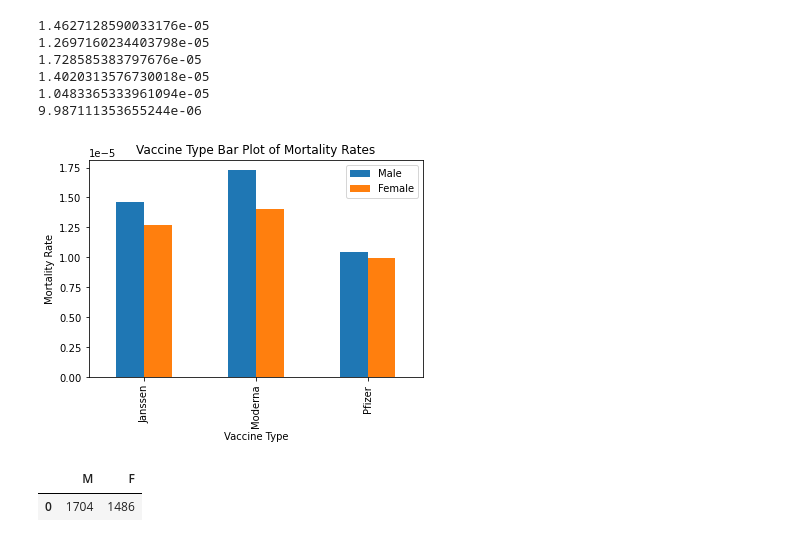
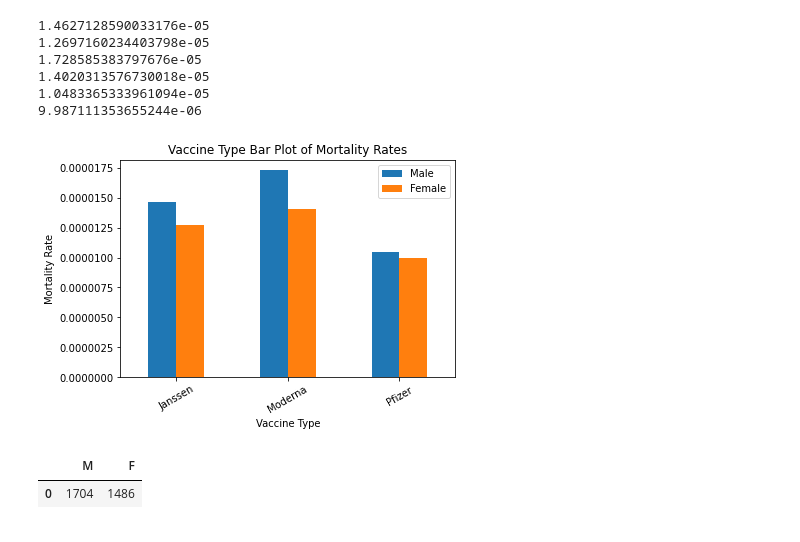
Before and after one commit to DataTortuga/COVID19-Vaccine-Analysis, a Jupyter notebook: Data_Cleaning/COVID19_VACCINE_ADMIN.ipynb, the cells around one changed output. Cells and saved outputs as stored; diff of their text form; code cells hidden in the pictures.

Commit message:
Final touches on visualizations

```diff
--- a/Data_Cleaning/COVID19_VACCINE_ADMIN.ipynb
+++ b/Data_Cleaning/COVID19_VACCINE_ADMIN.ipynb
@@ -240,13 +243,14 @@ mortality_df = pd.DataFrame({
 # %%
 barplot2_data = mortality_df.groupby(['Vaccine Type']).sum()
 barplot2 = barplot2_data.plot.bar(title='Vaccine Type Bar Plot of Mortality Rates')
 barplot2.set_xlabel('Vaccine Type')
 barplot2.set_ylabel('Mortality Rate')
+barplot2.ticklabel_format(axis='y',style='plain')
+plt.xticks(rotation=30)
 fig = barplot2.get_figure()
-# fig.savefig("~/Desktop/myplot.pdf")
 plt.savefig('../Resources/Images/VaccineMortalityBarplot.png')
 # %% [output]
-[figure, old version]
+[figure, new version]
 # %%
 mortality_df.groupby(['Vaccine Type']).sum().to_csv('../Resources/Images/VaccineTypebySexDeath.csv')
 # %%
```
Also changed, not shown: parts of 14 cells of this notebook, 4 other files.
